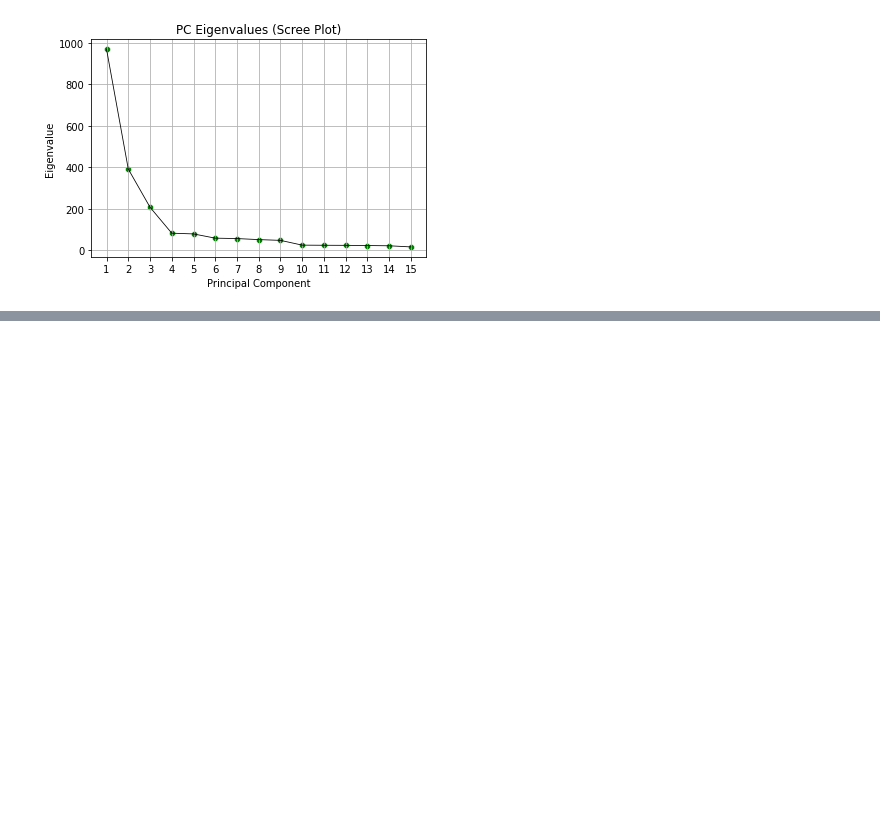
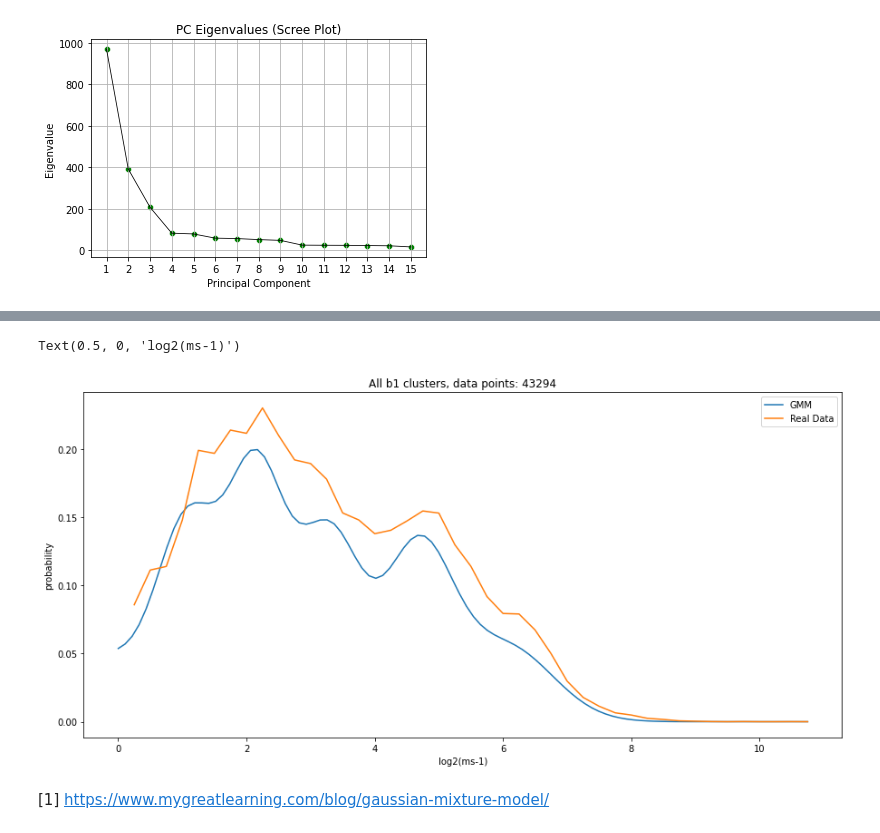
Before and after one commit to caitlinashcroft/Project_9, a Jupyter notebook: Lab_Notebook_Project9.ipynb, the cells around one changed output, grey strips where cells are left out. Saved outputs shown, nothing was run; the diff lists cells and outputs as text; code cells hidden in the pictures; blank space fills up the shorter version.

```diff
--- a/Lab_Notebook_Project9.ipynb
+++ b/Lab_Notebook_Project9.ipynb
@@ -474,0 +591,17 @@ plt.show()
+# %%
+## Group the spikes by cluster and cell type
+# spike_type_dict is by cell type (combined clusters of this type)
+# spike_type_dict = { 'p1': [6, 9, ...], 'p2': [...], ... }
+spike_type_dict = {}
+# spike_clu_dict is by individual cluster number
+# spike_clu_dict = { 2: [6, 9, ...], 3: [...], ... }
+spike_clu_dict = {}
+
+# Loop through spike results and populate lists
+for i in range(0, len(res)):
+    if clu_type[ clu[i] ] not in spike_type_dict:
+        spike_type_dict[ clu_type[ clu[i] ] ] = []
+    spike_type_dict[ clu_type[ clu[i] ] ].append(res[i])
+    if clu[i] not in spike_clu_dict:
+        spike_clu_dict[ clu[i] ] = []
+    spike_clu_dict[ clu[i] ].append(res[i])
@@ -474,0 +682,36 @@ plt.show()
+# %%
+# Graph for combined clusters for a cell type
+spktimes = np.sort(np.array(spike_type_dict[cell_type]))/20 # Convert to ndarray for /20
+isi = np.diff(spktimes)
+isi = isi[isi!=0] # Strip out any 0s as they cause problems
+isilog = np.log2(isi)
+
+# Split the data into histogram bins
+counts,bcounts = np.histogram(isilog,np.arange(np.log2(1),np.log2(2000),.25))
+
+# Create the gaussian mixture object with 8 components
+clf = mixture.GaussianMixture(n_components=7, covariance_type='full')
+
+# Train the model on our data (adjust the array to column form)
+clf.fit(isilog[:,None]) # Fit the array in column form
+
+x = np.linspace(bcounts.min(),bcounts.max(),100) # Prepare x co-ordinates
+prd = pow(np.sqrt(2)*2,clf.score_samples(x.reshape(-1,1))) # Generate y from the model
+
+plt.figure(figsize=(15,7))
+plt.plot(x,prd, label='GMM') # Plot the gaussian mixture
+
+# Adjust the counts so that the area under the curve = 1
+pcounts = counts/(np.sum(counts)*np.diff(bcounts)[0])
+plt.plot(bcounts[1:],pcounts, label='Real Data') # Plot the actual data
+
+# Label, etc.
+plt.legend (loc = 1)
+plt.title("All %s clusters, data points: %d" % ( cell_type, len(spike_type_dict['p1']) ) )
+plt.ylabel("probability")
+plt.xlabel("log2(ms-1)")
+# %% [output]
+Text(0.5, 0, 'log2(ms-1)')
+[figure, added]
+# %% [markdown]
+[1] https://www.mygreatlearning.com/blog/gaussian-mixture-model/
```
Also changed, not shown: parts of 28 cells of this notebook.
